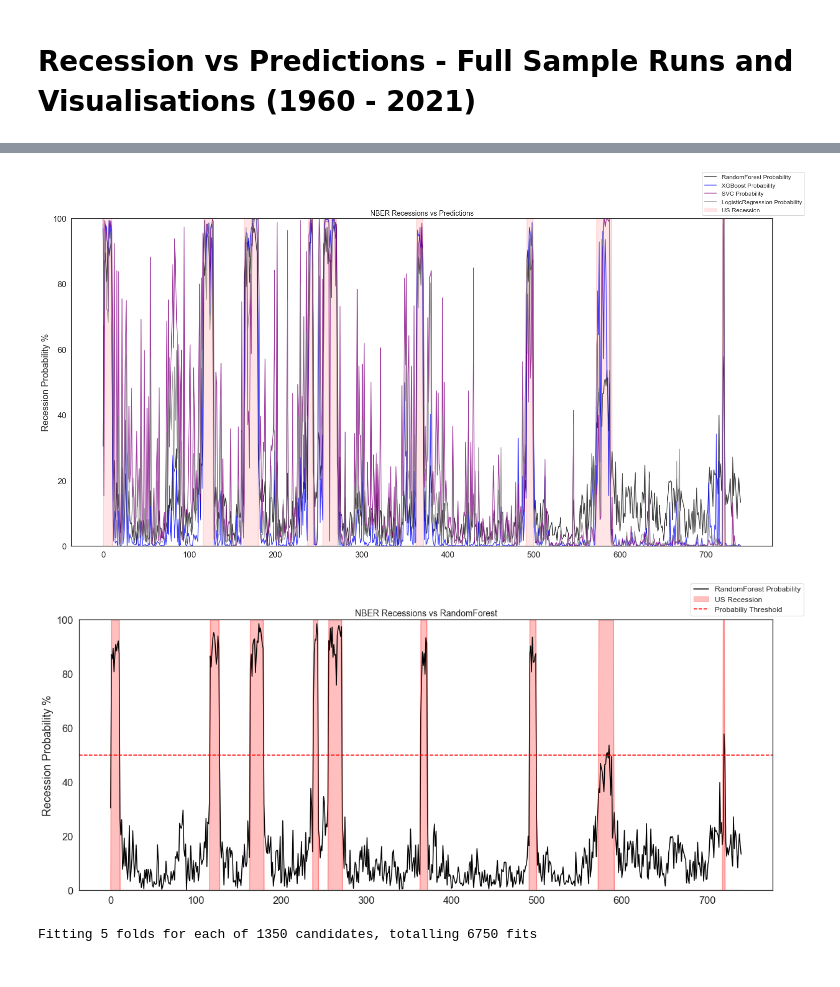
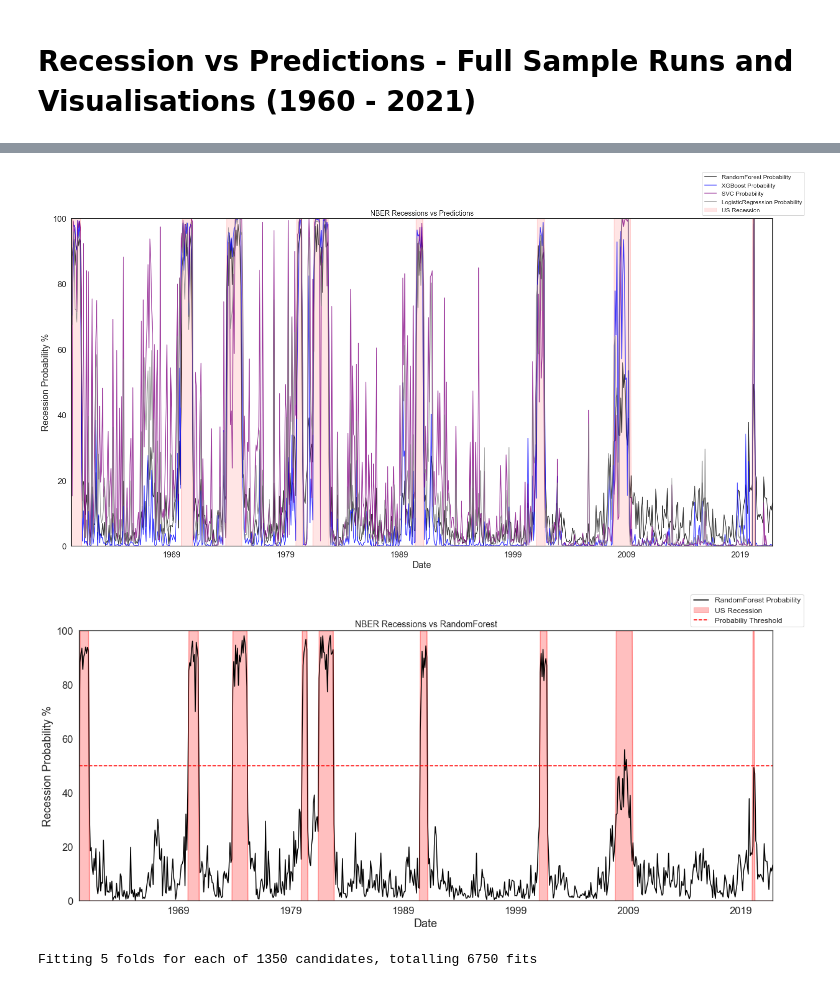
Before and after one commit to AlexPapanicolaou/businesscycles, a Jupyter notebook: first_attempt.ipynb, the cells around one changed output, grey strips where cells are left out. Saved outputs shown, nothing was run; the diff lists cells and outputs as text; code cells hidden in the pictures.

```diff
--- a/first_attempt.ipynb
+++ b/first_attempt.ipynb
@@ -1109,3 +1109,5 @@ predictions.head()
+# %%
+predictions['Date'] = predictions.set_index('Date', inplace=True) # Otherwise dates do not pass to X axis!
 # %%
 predictions['tree_recession'].head()
 # %% [output]
@@ -1126,23 +1139,23 @@ predictions['xgb_recession'].plot.line(alpha=0.75, color="blue", label='XGBoost
 predictions['svc_recession'].plot.line(alpha=0.75, color="purple", label='SVC Probability')
 predictions['logit_recession'].plot.line(alpha=0.75, color="grey", label='LogisticRegression Probability')
 #predictions['tree_recession'].plot.line(alpha=0.75, color="orange", label='DecisionTree Probability')
-predictions['usrecession'].plot.area(figsize=(25, 12), alpha=0.10, x=predictions['Date'], color="red", label = 'US Recession')
+predictions['usrecession'].plot.area(figsize=(25, 12), alpha=0.10, color="red", label = 'US Recession')
 plt.ylabel('Recession Probability %')
 plt.title('NBER Recessions vs Predictions', fontsize=(14))
 plt.legend(bbox_to_anchor=(1.05, 1), fontsize=(12), loc=4)
 plt.ylim(0, 100)
 sns.set_style("white")
 # %% [output]
-[figure, old version]
+[figure, new version]
 # %%
 fig, ax = plt.subplots()
-predictions['rf_recession'].plot.line(alpha=1, x=predictions['Date'], color="black", label='RandomForest Probability')
-predictions['usrecession'].plot.area(figsize=(20, 8), alpha=0.25, x=predictions['Date'], color="red", label = 'US Recession')
+predictions['rf_recession'].plot.line(alpha=1, color="black", label='RandomForest Probability')
+predictions['usrecession'].plot.area(figsize=(20, 8), alpha=0.25, color="red", label = 'US Recession')
 plt.axhline(y=50, color = 'red', label= 'Probabiliy Threshold', linestyle='--')
 plt.ylabel('Recession Probability %')
 plt.title('NBER Recessions vs RandomForest', fontsize=(14))
 plt.legend(bbox_to_anchor=(1.05, 1), fontsize=(12), loc=4)
 plt.ylim(0, 100)
 sns.set_style("white")
 # %% [output]
-[figure, old version]
+[figure, new version]
```
Also changed, not shown: parts of 83 cells of this notebook.
